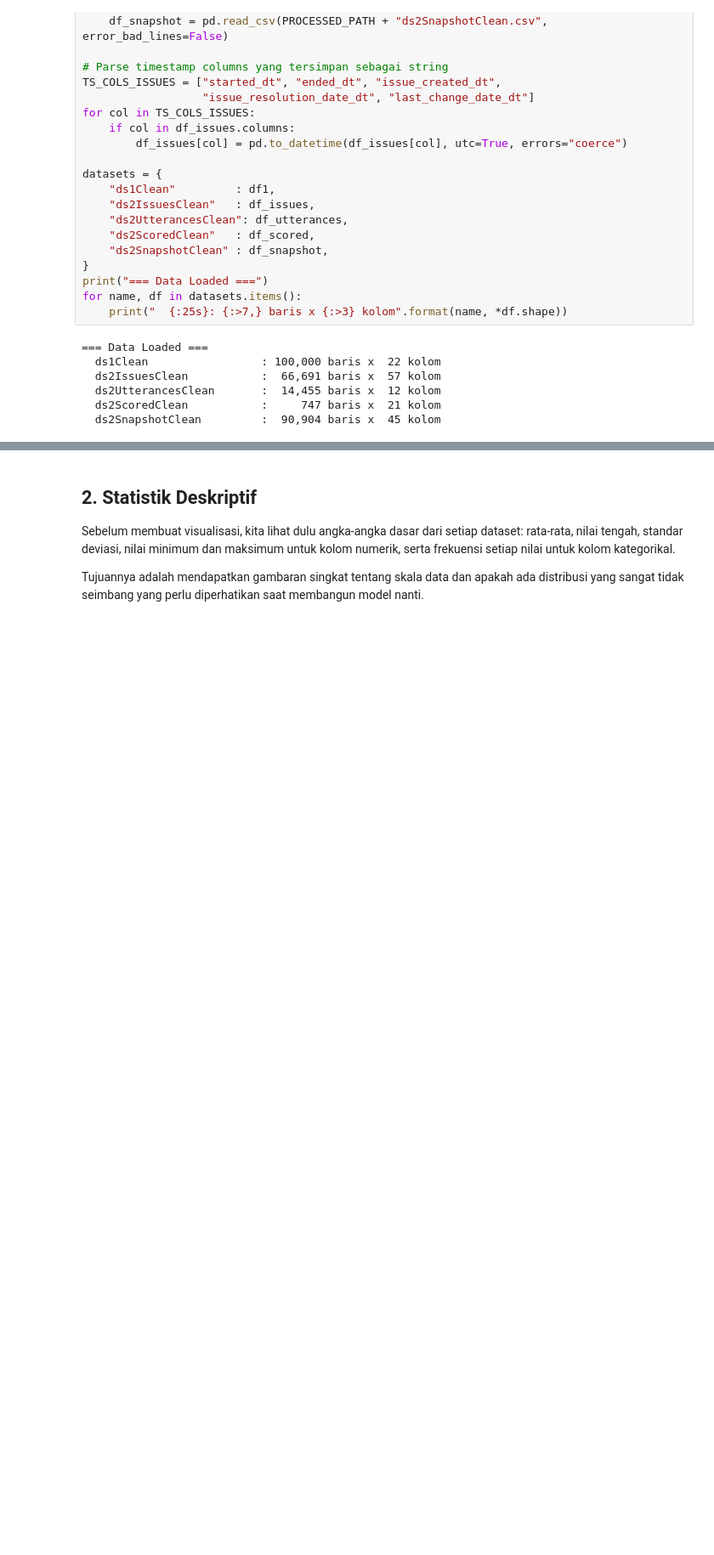
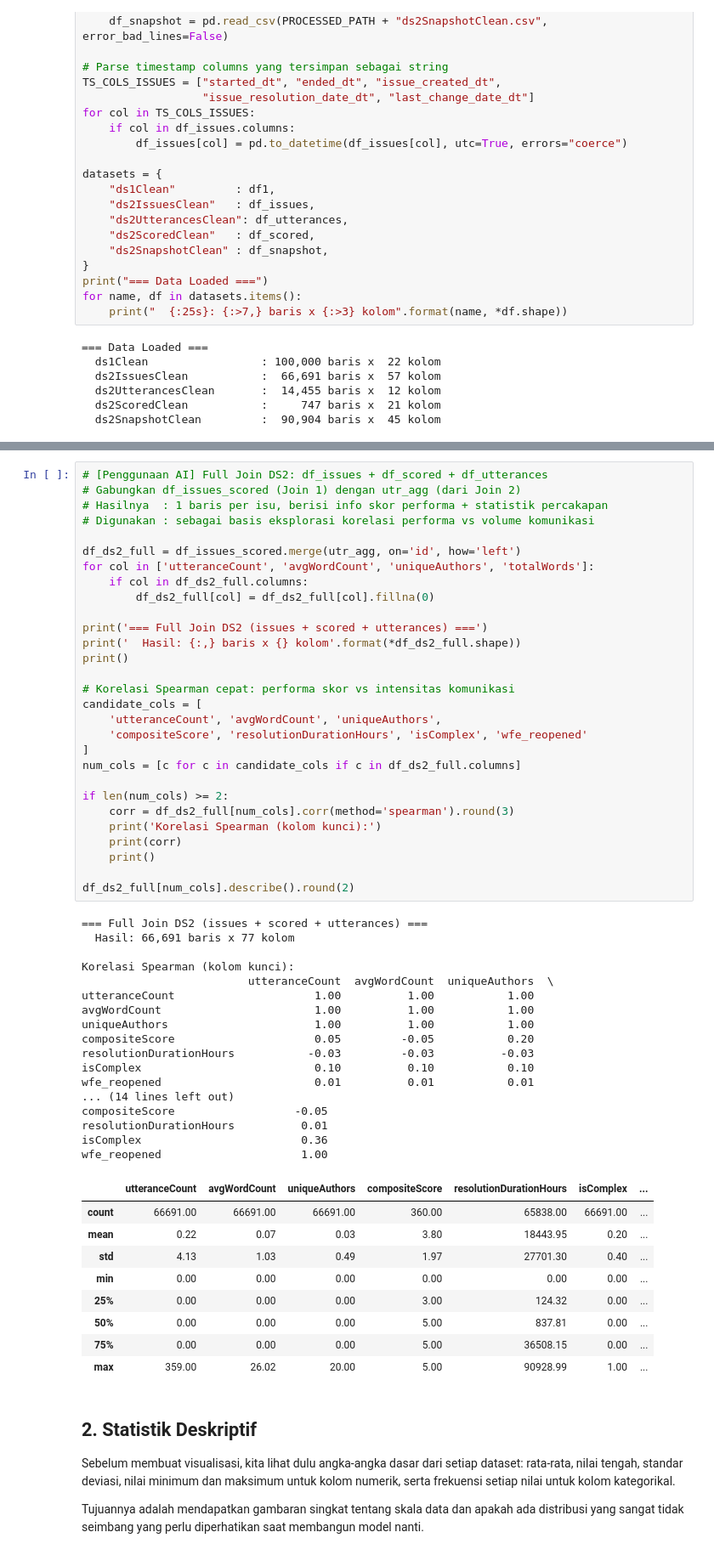
Before and after one commit to nicholaszef/tubes-datnal-k14-it-service-analytics, a Jupyter notebook: notebooks/03_explore.ipynb, the cells around one changed output, grey strips where cells are left out. Shown at 85% size. Drawn from its saved outputs; the diff is of its cells as text; blank space fills up the shorter version.

```diff
--- a/notebooks/03_explore.ipynb
+++ b/notebooks/03_explore.ipynb
@@ -89,3 +205,59 @@ for name, df in datasets.items():
+# %%
+# [Penggunaan AI] Full Join DS2: df_issues + df_scored + df_utterances
+# Gabungkan df_issues_scored (Join 1) dengan utr_agg (dari Join 2)
+# Hasilnya  : 1 baris per isu, berisi info skor performa + statistik percakapan
+# Digunakan : sebagai basis eksplorasi korelasi performa vs volume komunikasi
+
+df_ds2_full = df_issues_scored.merge(utr_agg, on='id', how='left')
+for col in ['utteranceCount', 'avgWordCount', 'uniqueAuthors', 'totalWords']:
+    if col in df_ds2_full.columns:
+        df_ds2_full[col] = df_ds2_full[col].fillna(0)
+
+print('=== Full Join DS2 (issues + scored + utterances) ===')
+print('  Hasil: {:,} baris x {} kolom'.format(*df_ds2_full.shape))
+print()
+
+# Korelasi Spearman cepat: performa skor vs intensitas komunikasi
+candidate_cols = [
+    'utteranceCount', 'avgWordCount', 'uniqueAuthors',
+    'compositeScore', 'resolutionDurationHours', 'isComplex', 'wfe_reopened'
+]
+num_cols = [c for c in candidate_cols if c in df_ds2_full.columns]
+
+if len(num_cols) >= 2:
+    corr = df_ds2_full[num_cols].corr(method='spearman').round(3)
+    print('Korelasi Spearman (kolom kunci):')
+    print(corr)
+    print()
+
+df_ds2_full[num_cols].describe().round(2)
+# %% [output]
+=== Full Join DS2 (issues + scored + utterances) ===
+  Hasil: 66,691 baris x 77 kolom
+
+Korelasi Spearman (kolom kunci):
+                         utteranceCount  avgWordCount  uniqueAuthors  \
+utteranceCount                     1.00          1.00           1.00
+avgWordCount                       1.00          1.00           1.00
+uniqueAuthors                      1.00          1.00           1.00
+compositeScore                     0.05         -0.05           0.20
+resolutionDurationHours           -0.03         -0.03          -0.03
+isComplex                          0.10          0.10           0.10
+wfe_reopened                       0.01          0.01           0.01
+... (14 lines left out)
+compositeScore                  -0.05
+resolutionDurationHours          0.01
+isComplex                        0.36
+wfe_reopened                     1.00
+|  | utteranceCount | avgWordCount | uniqueAuthors | compositeScore | resolutionDurationHours | isComplex | ... |
+| count | 66691.00 | 66691.00 | 66691.00 | 360.00 | 65838.00 | 66691.00 | ... |
+| mean | 0.22 | 0.07 | 0.03 | 3.80 | 18443.95 | 0.20 | ... |
+| std | 4.13 | 1.03 | 0.49 | 1.97 | 27701.30 | 0.40 | ... |
+| min | 0.00 | 0.00 | 0.00 | 0.00 | 0.00 | 0.00 | ... |
+| 25% | 0.00 | 0.00 | 0.00 | 3.00 | 124.32 | 0.00 | ... |
+| 50% | 0.00 | 0.00 | 0.00 | 5.00 | 837.81 | 0.00 | ... |
+| 75% | 0.00 | 0.00 | 0.00 | 5.00 | 36508.15 | 0.00 | ... |
+| max | 359.00 | 26.02 | 20.00 | 5.00 | 90928.99 | 1.00 | ... |
 # %% [markdown]
 ## 2. Statistik Deskriptif
 
```
Also changed, not shown: parts of 15 cells of this notebook, 11 other files.
